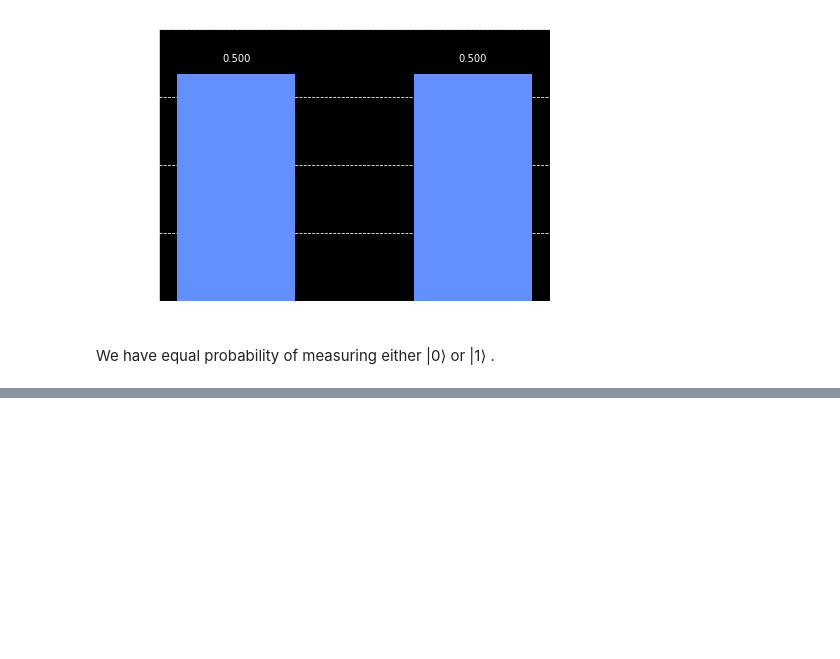
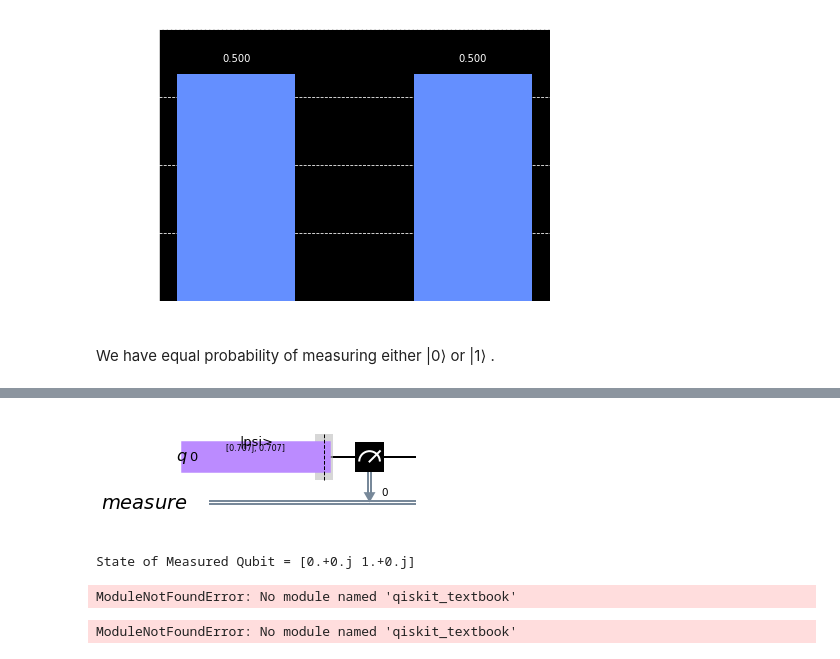
Before and after one commit to konkalaitzidis/Quantum-Computing-Programming, a Jupyter notebook: Qiskit/Exploring-Qubits-with-Qiskit.ipynb, the cells around one changed output, grey strips where cells are left out. Drawn from its saved outputs; the diff is of its cells as text; code cells hidden in the pictures; blank space fills up the shorter version.

```diff
--- a/Qiskit/Exploring-Qubits-with-Qiskit.ipynb
+++ b/Qiskit/Exploring-Qubits-with-Qiskit.ipynb
@@ -69,0 +84,21 @@ We have equal probability of measuring either  |0⟩  or  |1⟩ .
+# %%
+qc.measure_all()
+qc.draw('mpl')
+# %% [output]
+[figure, added]
+# %%
+state = execute(qc, backend).result().get_statevector()
+print("State of Measured Qubit = " + str(state))
+# %% [output]
+State of Measured Qubit = [0.+0.j 1.+0.j]
+# %%
+from qiskit_textbook.widgets import plot_bloch_vector_spherical
+coords = [pi/2,0,1] # [Theta, Phi, Radius]
+plot_bloch_vector_spherical(coords) # Bloch Vector with spherical coordinates
+# %% [output]
+ModuleNotFoundError: No module named 'qiskit_textbook'
+# %%
+from qiskit_textbook.widgets import bloch_calc
+bloch_calc()
+# %% [output]
+ModuleNotFoundError: No module named 'qiskit_textbook'
```
Also changed, not shown: parts of 3 cells of this notebook, 1 other file.
